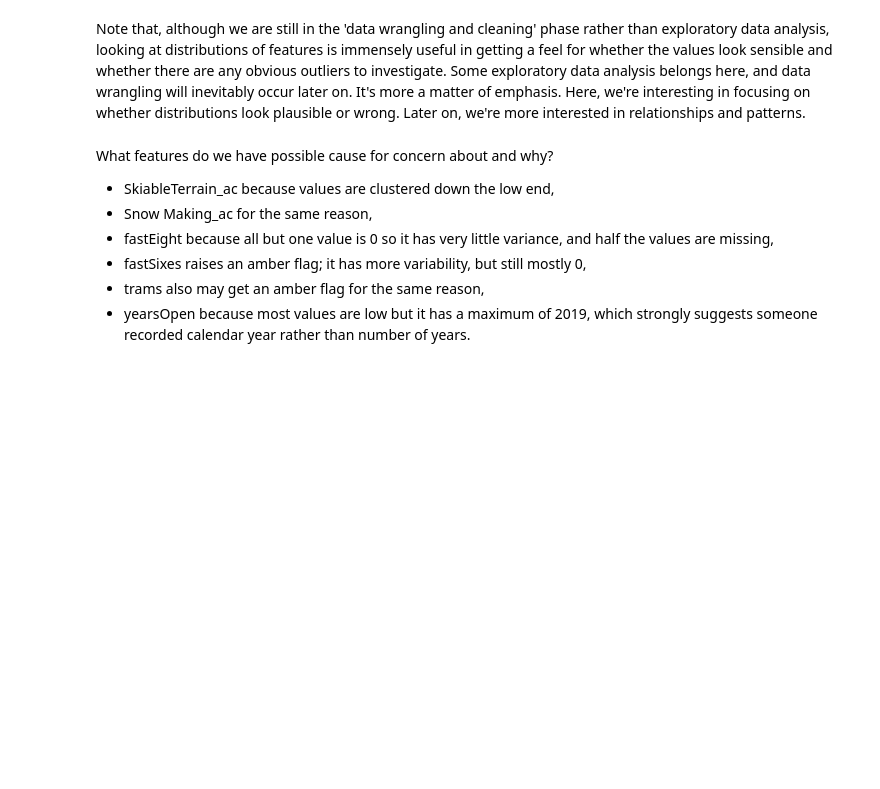
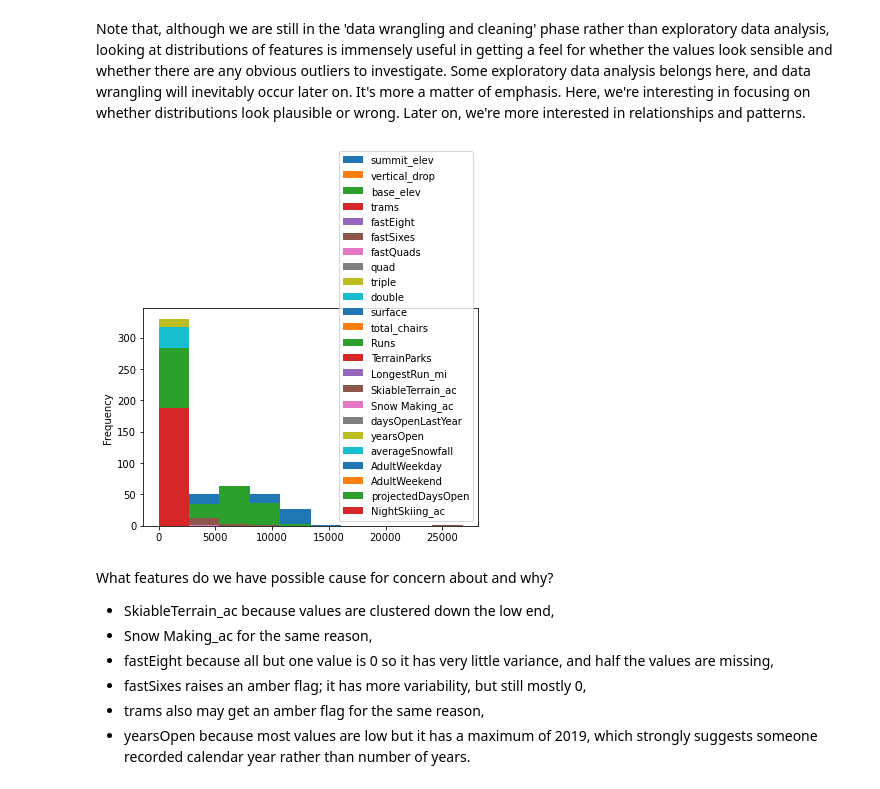
Before and after one commit to PKobrossly/MySpringboardRespository, a Jupyter notebook: Springboard Data Science Career Track/2 - Big Mountain Guided Capstone/Step Two - Data Wrangling/02_data_wrangling.ipynb, the cells around one changed output. Saved outputs shown, nothing was run; the diff lists cells and outputs as text; code cells hidden in the pictures; blank space fills up the shorter version.

```diff
--- a/Springboard Data Science Career Track/2 - Big Mountain Guided Capstone/Step Two - Data Wrangling/02_data_wrangling.ipynb
+++ b/Springboard Data Science Career Track/2 - Big Mountain Guided Capstone/Step Two - Data Wrangling/02_data_wrangling.ipynb
@@ -474,12 +508,14 @@ Note that, although we are still in the 'data wrangling and cleaning' phase rath
 # %%
 #Code task 18#
 #Call ski_data's `hist` method to plot histograms of each of the numeric features
 #Try passing it an argument figsize=(15,10)
 #Try calling plt.subplots_adjust() with an argument hspace=0.5 to adjust the spacing
 #It's important you create legible and easy-to-read plots
-ski_data.___(___)
-#plt.subplots_adjust(hspace=___);
+ski_data.plot(kind='hist')
+plt.subplots_adjust(hspace=0.5);
 #Hint: notice how the terminating ';' "swallows" some messy output and leads to a tidier notebook
+# %% [output]
+[figure, added]
 # %% [markdown]
 What features do we have possible cause for concern about and why?
 
```
Also changed, not shown: parts of 37 cells of this notebook, 2 other files.
